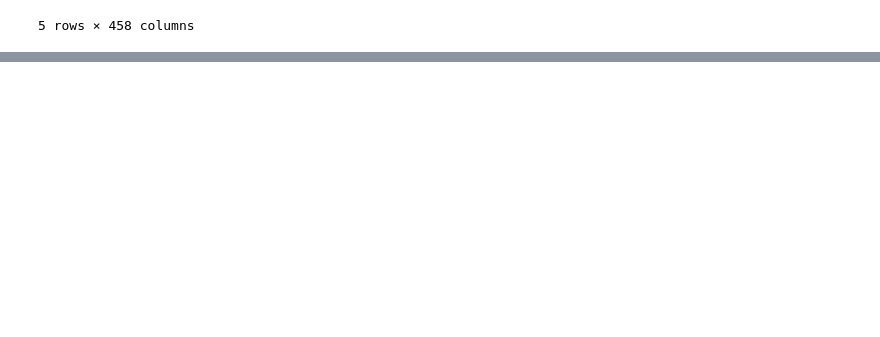
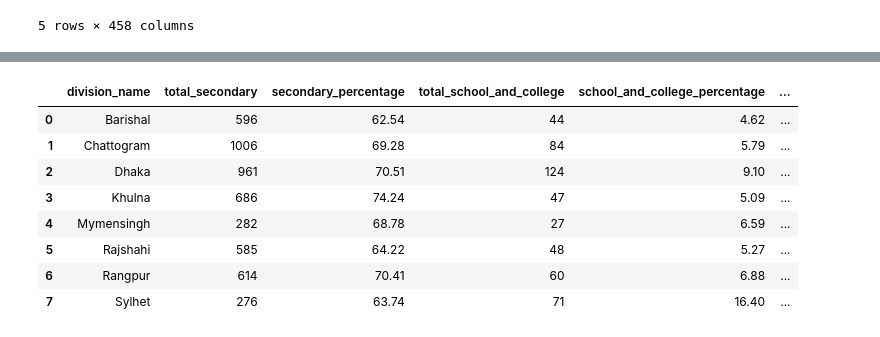
Before and after one commit to monjurmorshed793/sedp-reports, a Jupyter notebook: src/sedp_reports/sedp-report.ipynb, the cells around one changed output, grey strips where cells are left out. Saved outputs shown, nothing was run; the diff lists cells and outputs as text; code cells hidden in the pictures; blank space fills up the shorter version.

Commit message:
division wise institutions added

```diff
--- a/src/sedp_reports/sedp-report.ipynb
+++ b/src/sedp_reports/sedp-report.ipynb
@@ -321,0 +437,26 @@ df_pbgsi_institutions.head()
+# %%
+total_col_name = df_division_wise_combined['total_divisional_institutions'].name
+total_school_col_name = df_division_wise_combined['total_secondary'].name
+total_school_and_college_col_name = df_division_wise_combined['total_school_and_college'].name
+total_madrasha_col_name = df_division_wise_combined['total_madrasha'].name
+
+df_division_wise_combined['secondary_percentage'] = (
+    round(
+        (df_division_wise_combined[total_school_col_name] / df_division_wise_combined[total_col_name]) * 100,
+        2
+    )
+)
+
+df_division_wise_combined['school_and_college_percentage'] = round(
+    (df_division_wise_combined[total_school_and_college_col_name] / df_division_wise_combined[total_col_name]) * 100,
+    2
+)
+
+df_division_wise_combined['madrasha_percentage'] = round(
+    (df_division_wise_combined[total_madrasha_col_name] / df_division_wise_combined[total_col_name]) * 100,
+    2
+)
+
+
+
+df_division_wise_combined.head()
@@ -321,0 +470,24 @@ df_pbgsi_institutions.head()
+# %%
+required_columns = [
+    df_division_wise_combined.division_name.name,
+    df_division_wise_combined.total_secondary.name,
+    df_division_wise_combined.secondary_percentage.name,
+    df_division_wise_combined.total_school_and_college.name,
+    df_division_wise_combined.school_and_college_percentage.name,
+    df_division_wise_combined.total_madrasha.name,
+    df_division_wise_combined.madrasha_percentage.name,
+    ]
+
+df_division_wise_combined = df_division_wise_combined[required_columns]
+# %%
+df_division_wise_combined.head(10)
+# %% [output]
+|  | division_name | total_secondary | secondary_percentage | total_school_and_college | school_and_college_percentage | ... |
+| 0 | Barishal | 596 | 62.54 | 44 | 4.62 | ... |
+| 1 | Chattogram | 1006 | 69.28 | 84 | 5.79 | ... |
+| 2 | Dhaka | 961 | 70.51 | 124 | 9.10 | ... |
+| 3 | Khulna | 686 | 74.24 | 47 | 5.09 | ... |
+| 4 | Mymensingh | 282 | 68.78 | 27 | 6.59 | ... |
+| 5 | Rajshahi | 585 | 64.22 | 48 | 5.27 | ... |
+| 6 | Rangpur | 614 | 70.41 | 60 | 6.88 | ... |
+| 7 | Sylhet | 276 | 63.74 | 71 | 16.40 | ... |
```
Also changed, not shown: parts of 9 cells of this notebook.
